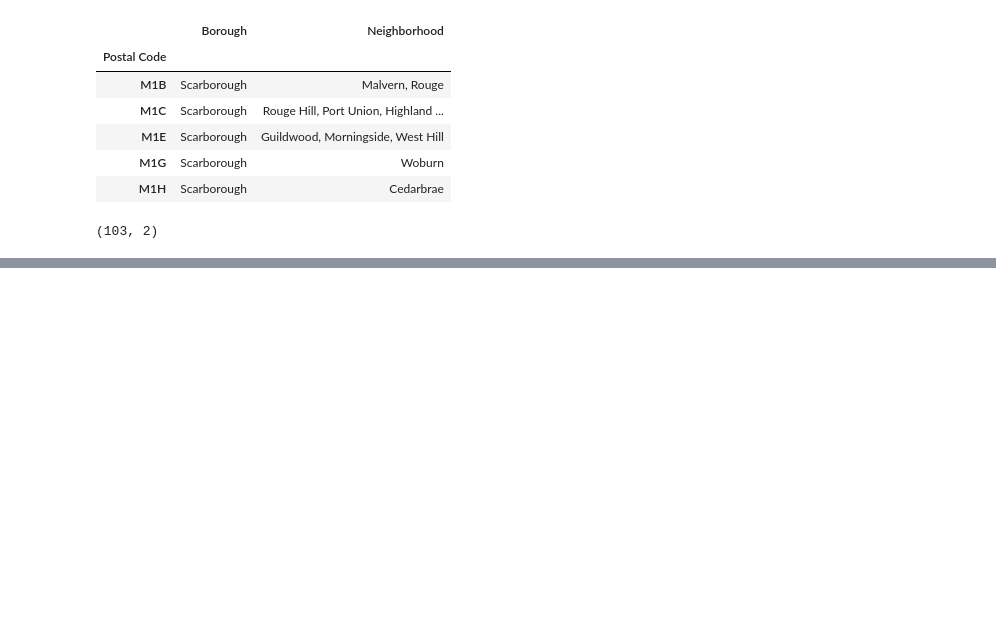
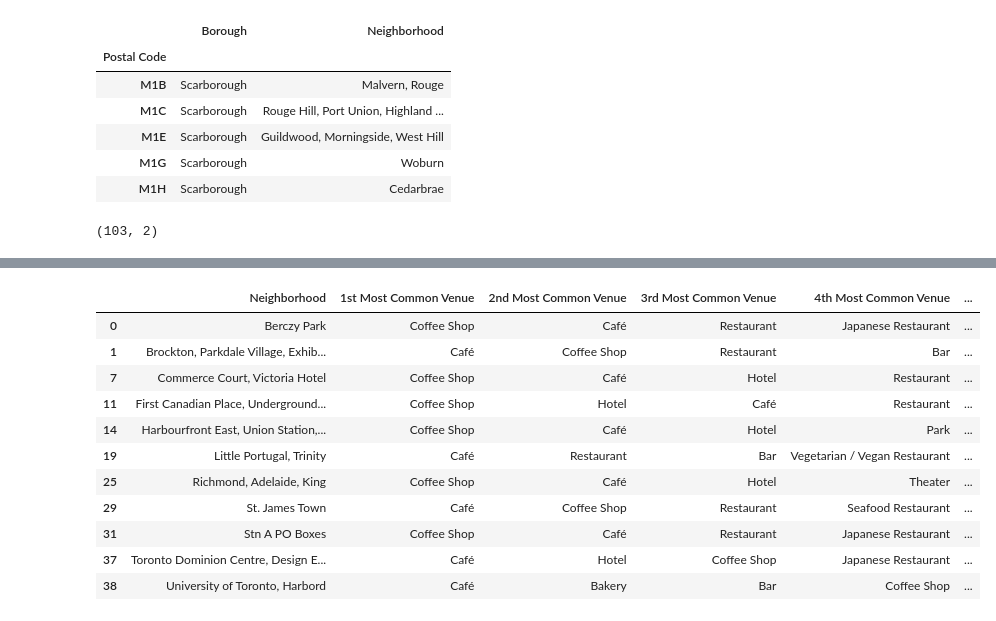
Before and after one commit to bpbell19/Cousera_Capstone, a Jupyter notebook: Segmenting and Clustering Neighborhoods in Toronto.ipynb, the cells around one changed output, grey strips where cells are left out. Saved outputs shown, nothing was run; the diff lists cells and outputs as text; code cells hidden in the pictures; blank space fills up the shorter version.

```diff
--- a/Segmenting and Clustering Neighborhoods in Toronto.ipynb
+++ b/Segmenting and Clustering Neighborhoods in Toronto.ipynb
@@ -35,0 +502,16 @@ df.shape
+# %%
+### Cluster 3
+toronto_merged.loc[toronto_merged['Cluster Labels'] == 2, toronto_merged.columns[[1] + list(range(5, toronto_merged.shape[1]))]]
+# %% [output]
+|  | Neighborhood | 1st Most Common Venue | 2nd Most Common Venue | 3rd Most Common Venue | 4th Most Common Venue | ... |
+| 0 | Berczy Park | Coffee Shop | Café | Restaurant | Japanese Restaurant | ... |
+| 1 | Brockton, Parkdale Village, Exhib... | Café | Coffee Shop | Restaurant | Bar | ... |
+| 7 | Commerce Court, Victoria Hotel | Coffee Shop | Café | Hotel | Restaurant | ... |
+| 11 | First Canadian Place, Underground... | Coffee Shop | Hotel | Café | Restaurant | ... |
+| 14 | Harbourfront East, Union Station,... | Coffee Shop | Café | Hotel | Park | ... |
+| 19 | Little Portugal, Trinity | Café | Restaurant | Bar | Vegetarian / Vegan Restaurant | ... |
+| 25 | Richmond, Adelaide, King | Coffee Shop | Café | Hotel | Theater | ... |
+| 29 | St. James Town | Café | Coffee Shop | Restaurant | Seafood Restaurant | ... |
+| 31 | Stn A PO Boxes | Coffee Shop | Café | Restaurant | Japanese Restaurant | ... |
+| 37 | Toronto Dominion Centre, Design E... | Café | Hotel | Coffee Shop | Japanese Restaurant | ... |
+| 38 | University of Toronto, Harbord | Café | Bakery | Bar | Coffee Shop | ... |
```
Also changed, not shown: parts of 37 cells of this notebook.
